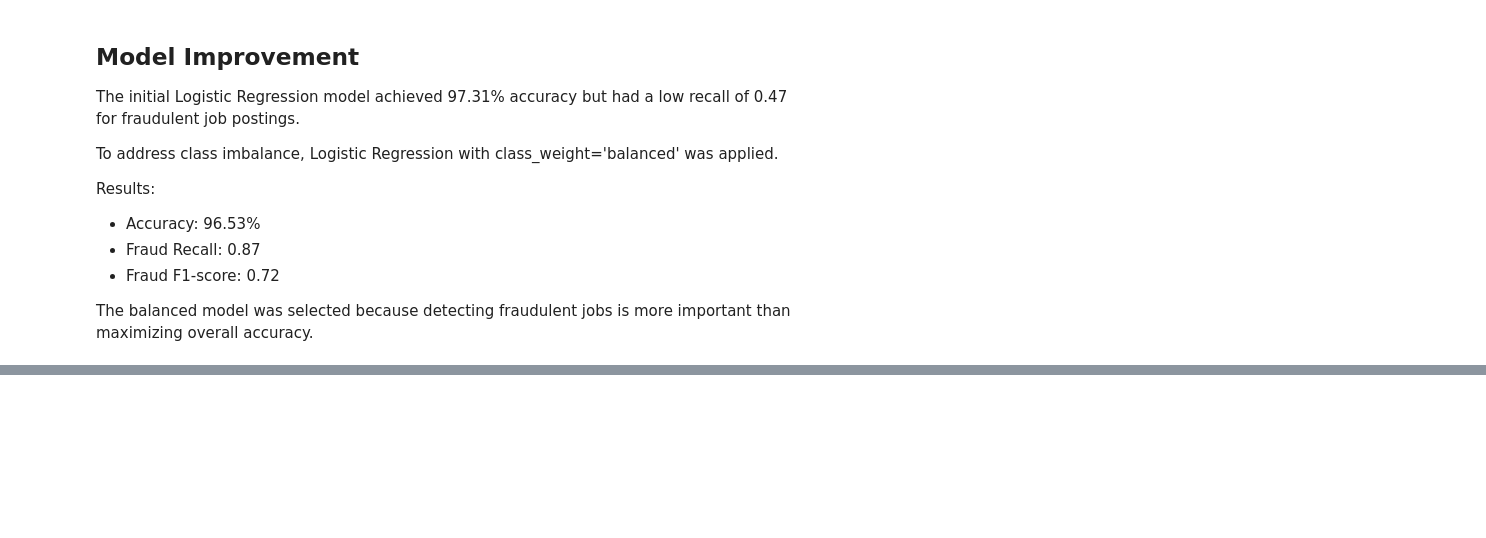
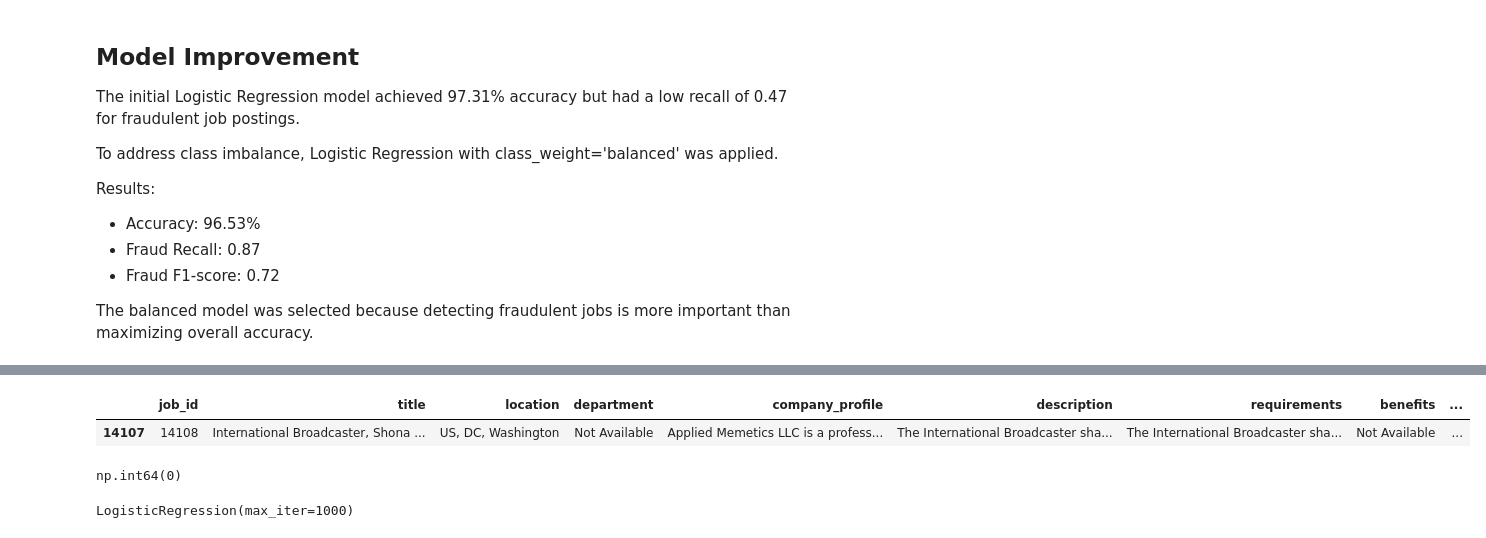
Before and after one commit to palakkhandelwal22/AI-Job-Scam-Detector, a Jupyter notebook: Dataset_Exploration.ipynb, the cells around one changed output, grey strips where cells are left out. Saved outputs shown, nothing was run; the diff lists cells and outputs as text; code cells hidden in the pictures; blank space fills up the shorter version.

```diff
--- a/Dataset_Exploration.ipynb
+++ b/Dataset_Exploration.ipynb
@@ -529,0 +549,5 @@ The balanced model was selected because detecting fraudulent jobs is more import
+# %%
+data[data['fraudulent'].isnull()]
+# %% [output]
+|  | job_id | title | location | department | company_profile | description | requirements | benefits | ... |
+| 14107 | 14108 | International Broadcaster, Shona ... | US, DC, Washington | Not Available | Applied Memetics LLC is a profess... | The International Broadcaster sha... | The International Broadcaster sha... | Not Available | ... |
@@ -529,0 +556,4 @@ The balanced model was selected because detecting fraudulent jobs is more import
+# %%
+data['fraudulent'].isnull().sum()
+# %% [output]
+np.int64(0)
@@ -529,0 +572,8 @@ The balanced model was selected because detecting fraudulent jobs is more import
+# %%
+from sklearn.linear_model import LogisticRegression
+
+model = LogisticRegression(max_iter=1000)
+
+model.fit(X_train, y_train)
+# %% [output]
+LogisticRegression(max_iter=1000)
```
Also changed, not shown: parts of 39 cells of this notebook.
